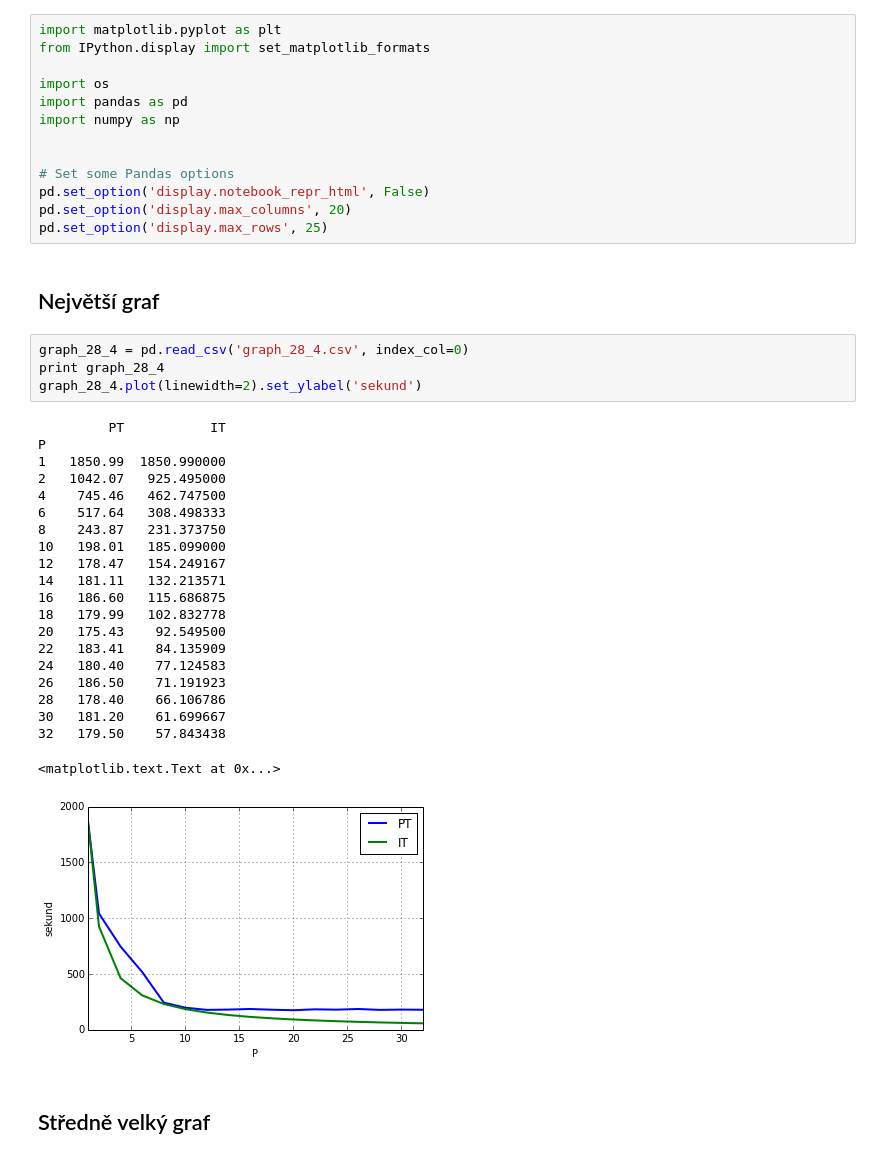
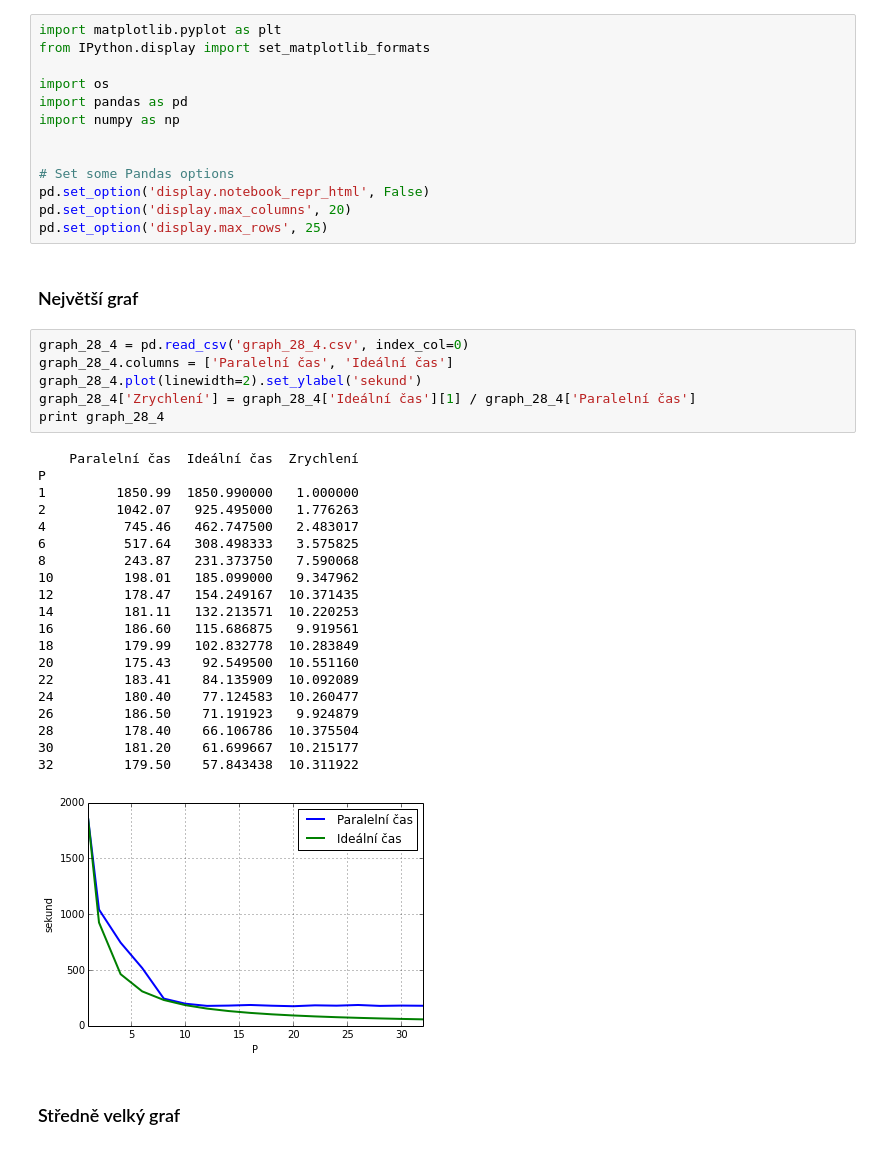
Before and after one commit to fibigerg/PPR, a Jupyter notebook: PPR anal.ipynb, the cells around one changed output. Saved outputs shown, nothing was run; the diff lists cells and outputs as text.

```diff
--- a/PPR anal.ipynb
+++ b/PPR anal.ipynb
@@ -14,34 +109,35 @@ pd.set_option('display.notebook_repr_html', False)
 pd.set_option('display.max_columns', 20)
 pd.set_option('display.max_rows', 25)
 # %% [markdown]
-## Největší graf
+### Největší graf
 # %%
 graph_28_4 = pd.read_csv('graph_28_4.csv', index_col=0)
+graph_28_4.columns = ['Paralelní čas', 'Ideální čas']
+graph_28_4.plot(linewidth=2).set_ylabel('sekund')
+graph_28_4['Zrychlení'] = graph_28_4['Ideální čas'][1] / graph_28_4['Paralelní čas']
 print graph_28_4
-graph_28_4.plot(linewidth=2).set_ylabel('sekund')
 # %% [output]
-         PT           IT
+    Paralelní čas  Ideální čas  Zrychlení
 P
-1   1850.99  1850.990000
-2   1042.07   925.495000
-4    745.46   462.747500
-6    517.64   308.498333
-8    243.87   231.373750
-10   198.01   185.099000
-12   178.47   154.249167
-14   181.11   132.213571
-16   186.60   115.686875
-18   179.99   102.832778
-20   175.43    92.549500
-22   183.41    84.135909
-24   180.40    77.124583
-26   186.50    71.191923
-28   178.40    66.106786
-30   181.20    61.699667
-32   179.50    57.843438
+1         1850.99  1850.990000   1.000000
+2         1042.07   925.495000   1.776263
+4          745.46   462.747500   2.483017
+6          517.64   308.498333   3.575825
+8          243.87   231.373750   7.590068
+10         198.01   185.099000   9.347962
+12         178.47   154.249167  10.371435
+14         181.11   132.213571  10.220253
+16         186.60   115.686875   9.919561
+18         179.99   102.832778  10.283849
+20         175.43    92.549500  10.551160
+22         183.41    84.135909  10.092089
+24         180.40    77.124583  10.260477
+26         186.50    71.191923   9.924879
+28         178.40    66.106786  10.375504
+30         181.20    61.699667  10.215177
+32         179.50    57.843438  10.311922
-<matplotlib.text.Text at 0x...>
-[figure, old version]
+[figure, new version]
 # %% [markdown]
-## Středně velký graf
+### Středně velký graf
 # %%
 graph_27_4 = pd.read_csv('graph_27_4.csv', index_col=0)
```
Also changed, not shown: parts of 13 cells of this notebook.
